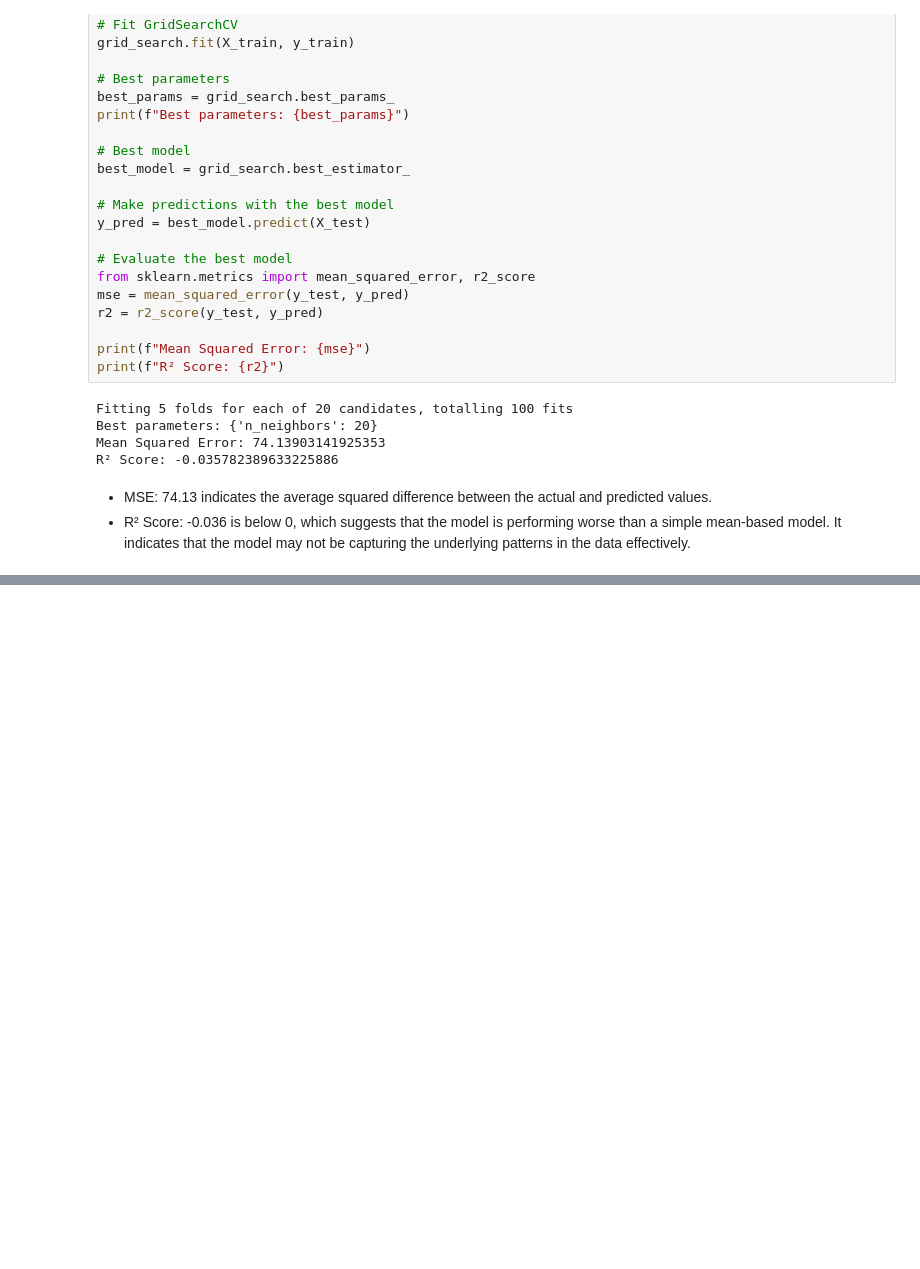
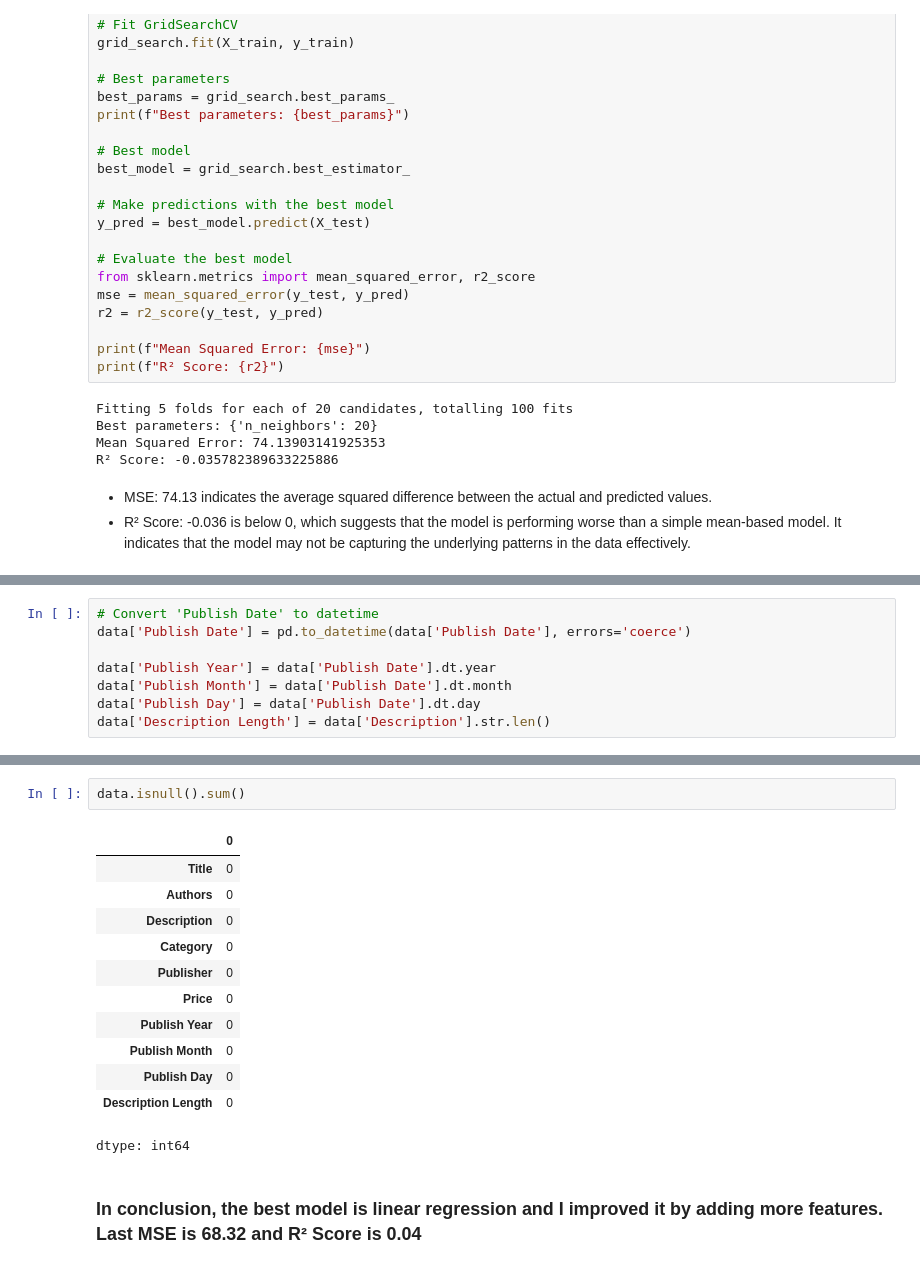
Before and after one commit to gulssumm/first_ML_project, a Jupyter notebook: ML_Gulsum_Cetinozlu_Supervised.ipynb, the cells around one changed output, grey strips where cells are left out. Drawn from its saved outputs; the diff is of its cells as text; blank space fills up the shorter version.

```diff
--- a/ML_Gulsum_Cetinozlu_Supervised.ipynb
+++ b/ML_Gulsum_Cetinozlu_Supervised.ipynb
@@ -397,0 +471,8 @@ R² Score: -0.035782389633225886
+# %%
+# Convert 'Publish Date' to datetime
+data['Publish Date'] = pd.to_datetime(data['Publish Date'], errors='coerce')
+
+data['Publish Year'] = data['Publish Date'].dt.year
+data['Publish Month'] = data['Publish Date'].dt.month
+data['Publish Day'] = data['Publish Date'].dt.day
+data['Description Length'] = data['Description'].str.len()
@@ -397,0 +531,17 @@ R² Score: -0.035782389633225886
+# %%
+data.isnull().sum()
+# %% [output]
+|  | 0 |
+| Title | 0 |
+| Authors | 0 |
+| Description | 0 |
+| Category | 0 |
+| Publisher | 0 |
+| Price | 0 |
+| Publish Year | 0 |
+| Publish Month | 0 |
+| Publish Day | 0 |
+| Description Length | 0 |
+dtype: int64
+# %% [markdown]
+### In conclusion, the best model is linear regression and I improved it by adding more features. Last MSE is 68.32 and R² Score is 0.04
```
Also changed, not shown: parts of 16 cells of this notebook.
